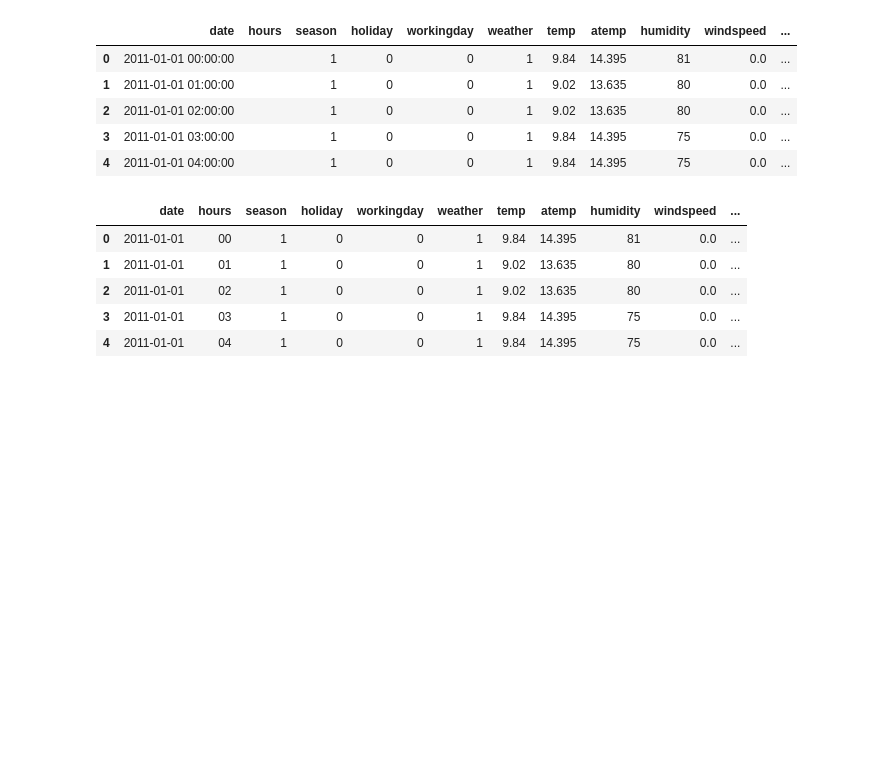
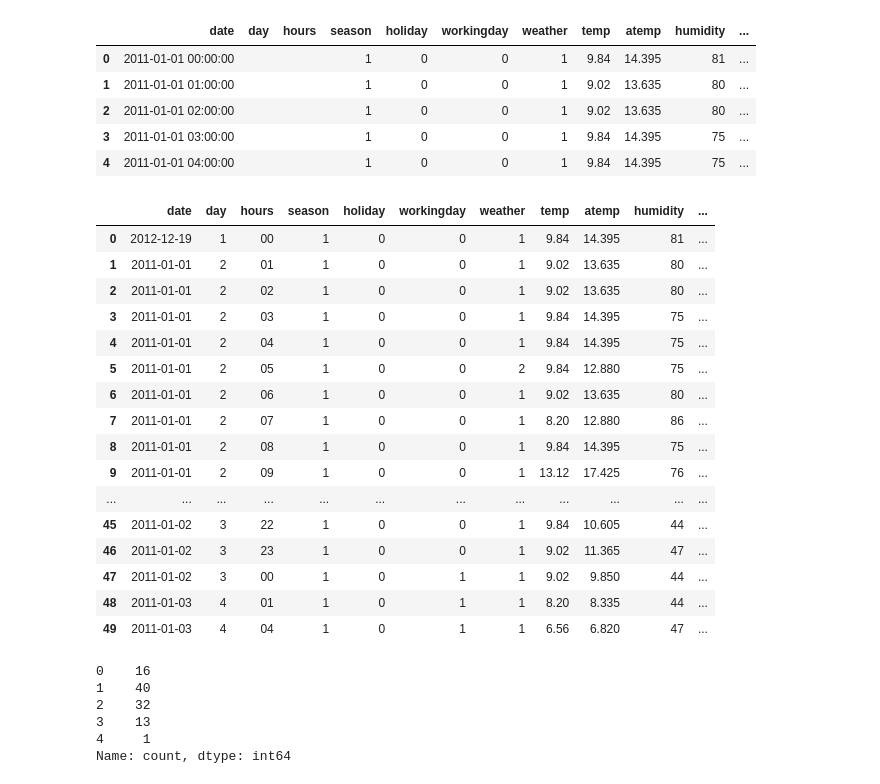
Before and after one commit to Tonny-Francis/Python, a Jupyter notebook: Trabalhos/Machine-Learning/Teste.ipynb, the cells around one changed output. Cells and saved outputs as stored; diff of their text form; code cells hidden in the pictures; blank space fills up the shorter version.

```diff
--- a/Trabalhos/Machine-Learning/Teste.ipynb
+++ b/Trabalhos/Machine-Learning/Teste.ipynb
@@ -26,22 +58,25 @@ df_treino.isnull().sum()
 # %%
 #Adicionando uma nova coluna e renomeando
-df_treino.insert(1, 'hours', '')
+df_treino.insert(1, 'day', '')
+df_treino.insert(2, 'hours', '')
+
 df_treino = df_treino.rename(columns = {'datetime': 'date'})
 df_treino.head()
 # %% [output]
-|  | date | hours | season | holiday | workingday | weather | temp | atemp | humidity | windspeed | ... |
-| 0 | 2011-01-01 00:00:00 |  | 1 | 0 | 0 | 1 | 9.84 | 14.395 | 81 | 0.0 | ... |
-| 1 | 2011-01-01 01:00:00 |  | 1 | 0 | 0 | 1 | 9.02 | 13.635 | 80 | 0.0 | ... |
-| 2 | 2011-01-01 02:00:00 |  | 1 | 0 | 0 | 1 | 9.02 | 13.635 | 80 | 0.0 | ... |
-| 3 | 2011-01-01 03:00:00 |  | 1 | 0 | 0 | 1 | 9.84 | 14.395 | 75 | 0.0 | ... |
-| 4 | 2011-01-01 04:00:00 |  | 1 | 0 | 0 | 1 | 9.84 | 14.395 | 75 | 0.0 | ... |
+|  | date | day | hours | season | holiday | workingday | weather | temp | atemp | humidity | ... |
+| 0 | 2011-01-01 00:00:00 |  |  | 1 | 0 | 0 | 1 | 9.84 | 14.395 | 81 | ... |
+| 1 | 2011-01-01 01:00:00 |  |  | 1 | 0 | 0 | 1 | 9.02 | 13.635 | 80 | ... |
+| 2 | 2011-01-01 02:00:00 |  |  | 1 | 0 | 0 | 1 | 9.02 | 13.635 | 80 | ... |
+| 3 | 2011-01-01 03:00:00 |  |  | 1 | 0 | 0 | 1 | 9.84 | 14.395 | 75 | ... |
+| 4 | 2011-01-01 04:00:00 |  |  | 1 | 0 | 0 | 1 | 9.84 | 14.395 | 75 | ... |
 # %%
 #Separando data de hora
 aux_0 = df_treino['date'].unique()
+day = 1
 
-for x in range(len(df_treino)-1):
+for x in range(len(df_treino)):
     #Extraindo data
-    aux_1 = aux_0[x]
+    aux_1 = aux_0[x-1]
     date = aux_1[0:10]
 
     df_treino.at[x, 'date'] = date
@@ -51,13 +86,41 @@ for x in range(len(df_treino)-1):
     hours = aux_1[10:13]
 
     df_treino.at[x, 'hours'] = hours
+
+    #Adicionando os dias decorridos
+    if int(hours) == 1:
+        day = day + 1
+
+    df_treino.at[x, 'day'] = day
 # %%
 #Visualizando o dataframe alterado
-df_treino.head()
+df_treino.head(50)
 # %% [output]
-|  | date | hours | season | holiday | workingday | weather | temp | atemp | humidity | windspeed | ... |
-| 0 | 2011-01-01 | 00 | 1 | 0 | 0 | 1 | 9.84 | 14.395 | 81 | 0.0 | ... |
-| 1 | 2011-01-01 | 01 | 1 | 0 | 0 | 1 | 9.02 | 13.635 | 80 | 0.0 | ... |
-| 2 | 2011-01-01 | 02 | 1 | 0 | 0 | 1 | 9.02 | 13.635 | 80 | 0.0 | ... |
-| 3 | 2011-01-01 | 03 | 1 | 0 | 0 | 1 | 9.84 | 14.395 | 75 | 0.0 | ... |
-| 4 | 2011-01-01 | 04 | 1 | 0 | 0 | 1 | 9.84 | 14.395 | 75 | 0.0 | ... |
+|  | date | day | hours | season | holiday | workingday | weather | temp | atemp | humidity | ... |
+| 0 | 2012-12-19 | 1 | 00 | 1 | 0 | 0 | 1 | 9.84 | 14.395 | 81 | ... |
+| 1 | 2011-01-01 | 2 | 01 | 1 | 0 | 0 | 1 | 9.02 | 13.635 | 80 | ... |
+| 2 | 2011-01-01 | 2 | 02 | 1 | 0 | 0 | 1 | 9.02 | 13.635 | 80 | ... |
+| 3 | 2011-01-01 | 2 | 03 | 1 | 0 | 0 | 1 | 9.84 | 14.395 | 75 | ... |
+| 4 | 2011-01-01 | 2 | 04 | 1 | 0 | 0 | 1 | 9.84 | 14.395 | 75 | ... |
+| 5 | 2011-01-01 | 2 | 05 | 1 | 0 | 0 | 2 | 9.84 | 12.880 | 75 | ... |
+| 6 | 2011-01-01 | 2 | 06 | 1 | 0 | 0 | 1 | 9.02 | 13.635 | 80 | ... |
+| 7 | 2011-01-01 | 2 | 07 | 1 | 0 | 0 | 1 | 8.20 | 12.880 | 86 | ... |
+| 8 | 2011-01-01 | 2 | 08 | 1 | 0 | 0 | 1 | 9.84 | 14.395 | 75 | ... |
+| 9 | 2011-01-01 | 2 | 09 | 1 | 0 | 0 | 1 | 13.12 | 17.425 | 76 | ... |
+| ... | ... | ... | ... | ... | ... | ... | ... | ... | ... | ... | ... |
+| 45 | 2011-01-02 | 3 | 22 | 1 | 0 | 0 | 1 | 9.84 | 10.605 | 44 | ... |
+| 46 | 2011-01-02 | 3 | 23 | 1 | 0 | 0 | 1 | 9.02 | 11.365 | 47 | ... |
+| 47 | 2011-01-02 | 3 | 00 | 1 | 0 | 1 | 1 | 9.02 | 9.850 | 44 | ... |
+| 48 | 2011-01-03 | 4 | 01 | 1 | 0 | 1 | 1 | 8.20 | 8.335 | 44 | ... |
+| 49 | 2011-01-03 | 4 | 04 | 1 | 0 | 1 | 1 | 6.56 | 6.820 | 47 | ... |
+# %%
+#Separando o target
+y_test = df_treino['count']
+y_test.head()
+# %% [output]
+0    16
+1    40
+2    32
+3    13
+4     1
+Name: count, dtype: int64
```
Also changed, not shown: parts of 6 cells of this notebook.
